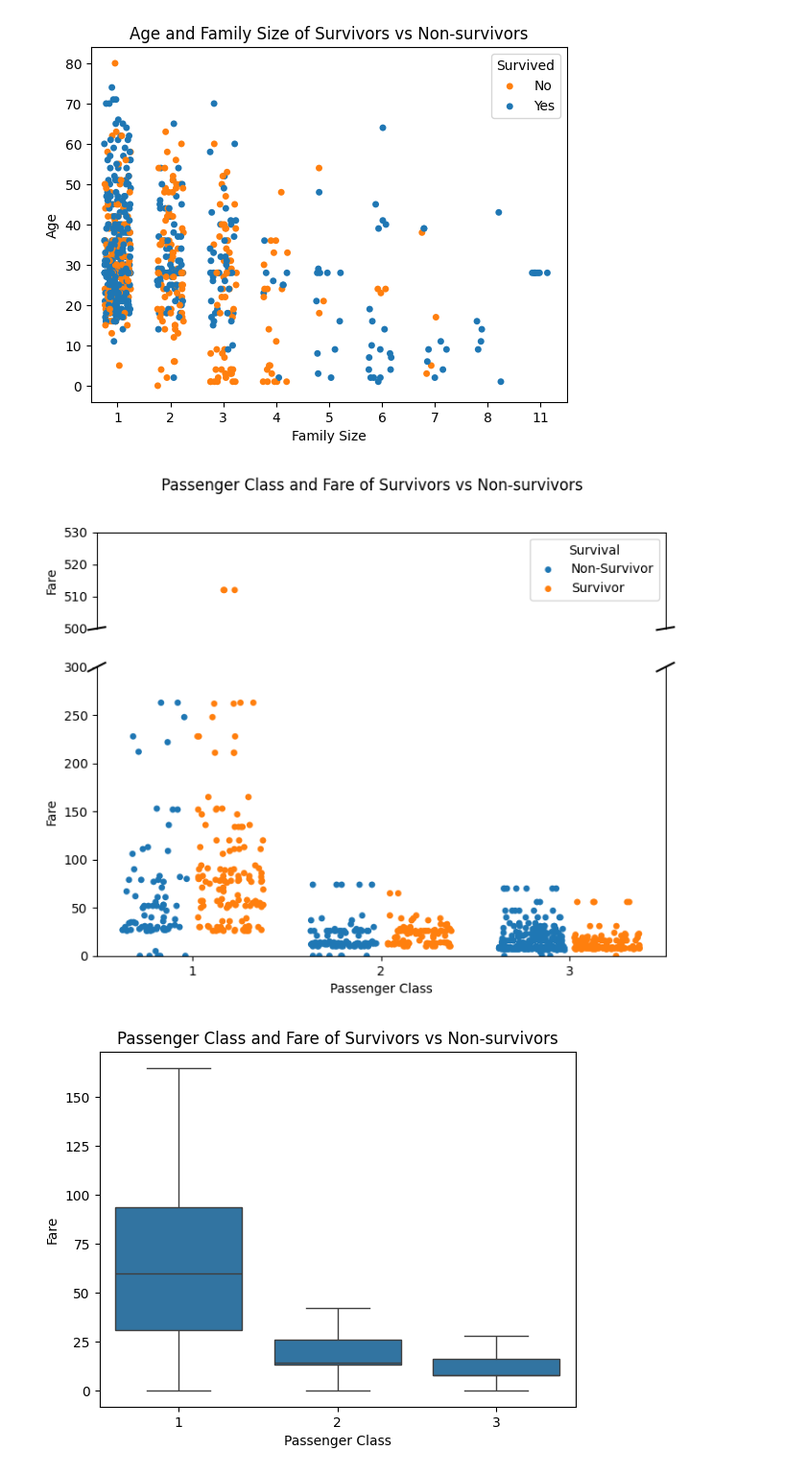
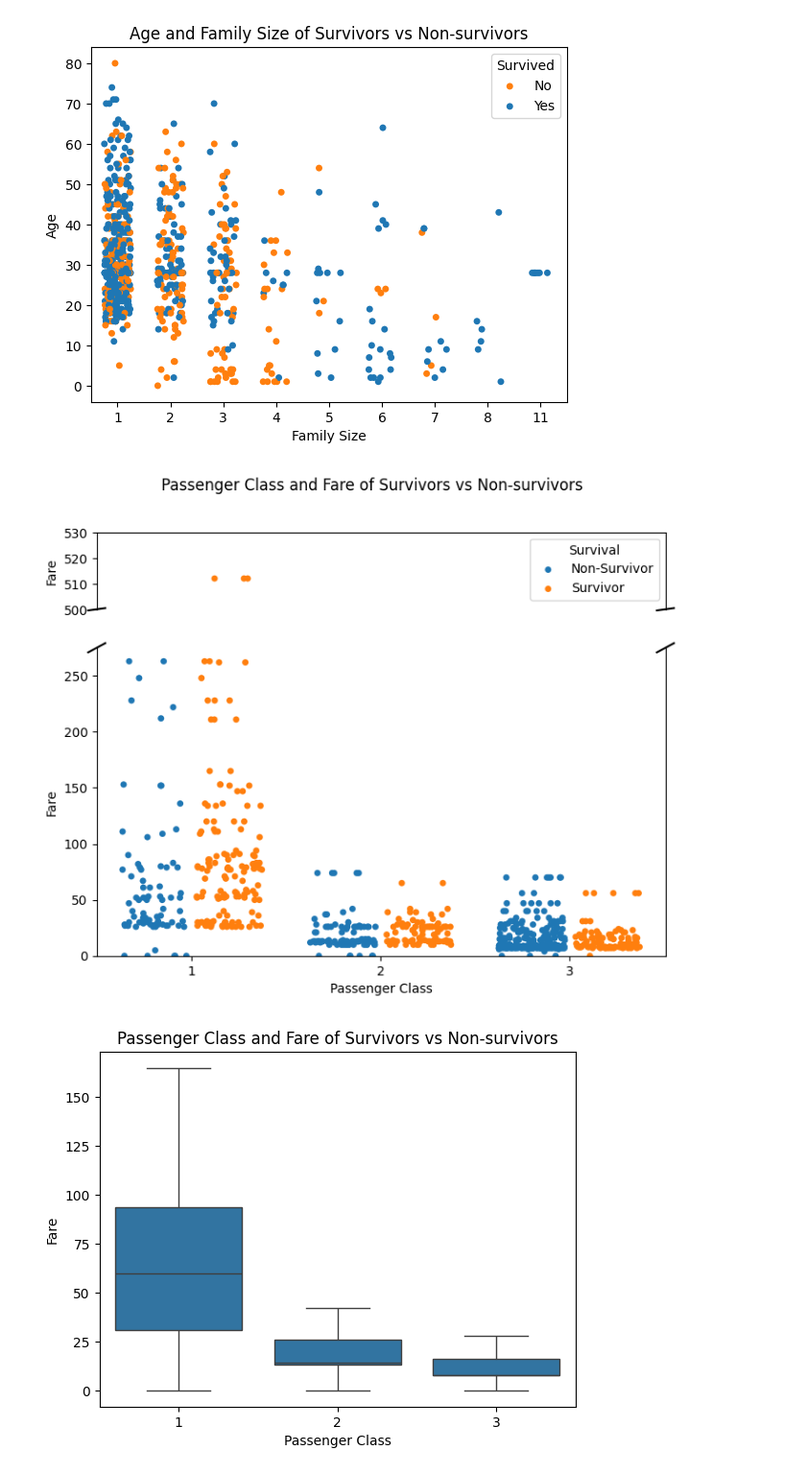
Before and after one commit to MaharLeika18/Data-Mining---Python, a Jupyter notebook: titanic.ipynb, the cells around one changed output. Shown at 96% size. Cells and saved outputs as stored; diff of their text form; code cells hidden in the pictures.

```diff
--- a/titanic.ipynb
+++ b/titanic.ipynb
@@ -184,43 +142,43 @@ plt.show()
 [figure]
 # %%
 # Compare survival rate of passengers based on passenger class and fare - Scatter
-lowerHalf = (0, 300)
+lowerHalf = (0, 275)
 upperHalf = (500, 530)
 
 fig, (ax1, ax2) = plt.subplots(
-    2, 1, sharex=True, figsize=(8,6), gridspec_kw={'height_ratios':[1,3]}
+    2, 1, sharex=True, figsize=(8,6), gridspec_kw={'height_ratios':[1,4]}
 )
 
-sns.stripplot(x="Pclass", y="Fare", hue="Survived", data=data, ax=ax1, jitter=True, dodge=True)
+sns.stripplot(x="Pclass", y="Fare", hue="Survived", data=data, ax=ax1, jitter=0.35, dodge=True)
 sns.stripplot(x="Pclass", y="Fare", hue="Survived", data=data, ax=ax2, legend=False, jitter=0.35, dodge=True)
 
 ax1.set_ylim(upperHalf)
 ax2.set_ylim(lowerHalf)
 
 ax1.spines['bottom'].set_visible(False)
 ax2.spines['top'].set_visible(False)
 
 ax1.tick_params(axis='x', which='both', bottom=False, top=False, labelbottom=False)
 ax1.tick_params(axis='y', which='both', labelbottom=False)
 
 d = .015
 kwargs = dict(transform=ax1.transAxes, color='k', clip_on=False)
 ax1.plot((-d,+d), (-d,+d), **kwargs)
 ax1.plot((1-d,1+d), (-d,+d), **kwargs)
 
 kwargs.update(transform=ax2.transAxes)
 ax2.plot((-d,+d), (1-d,1+d), **kwargs)
 ax2.plot((1-d,1+d), (1-d,1+d), **kwargs)
 
 ax2.set_xlabel("Passenger Class")
 ax1.set_ylabel("Fare")
 ax2.set_ylabel("Fare")
 ax1.legend(title="Survival", labels=["Non-Survivor", "Survivor"])
 plt.suptitle("Passenger Class and Fare of Survivors vs Non-survivors")
 
 plt.show()
 # %% [output]
-[figure, old version]
+[figure, new version]
 # %%
 # Boxplot Version
 sns.boxplot(x="Pclass", y="Fare", data=data, showfliers=False)
```
Also changed, not shown: parts of 4 cells of this notebook.
